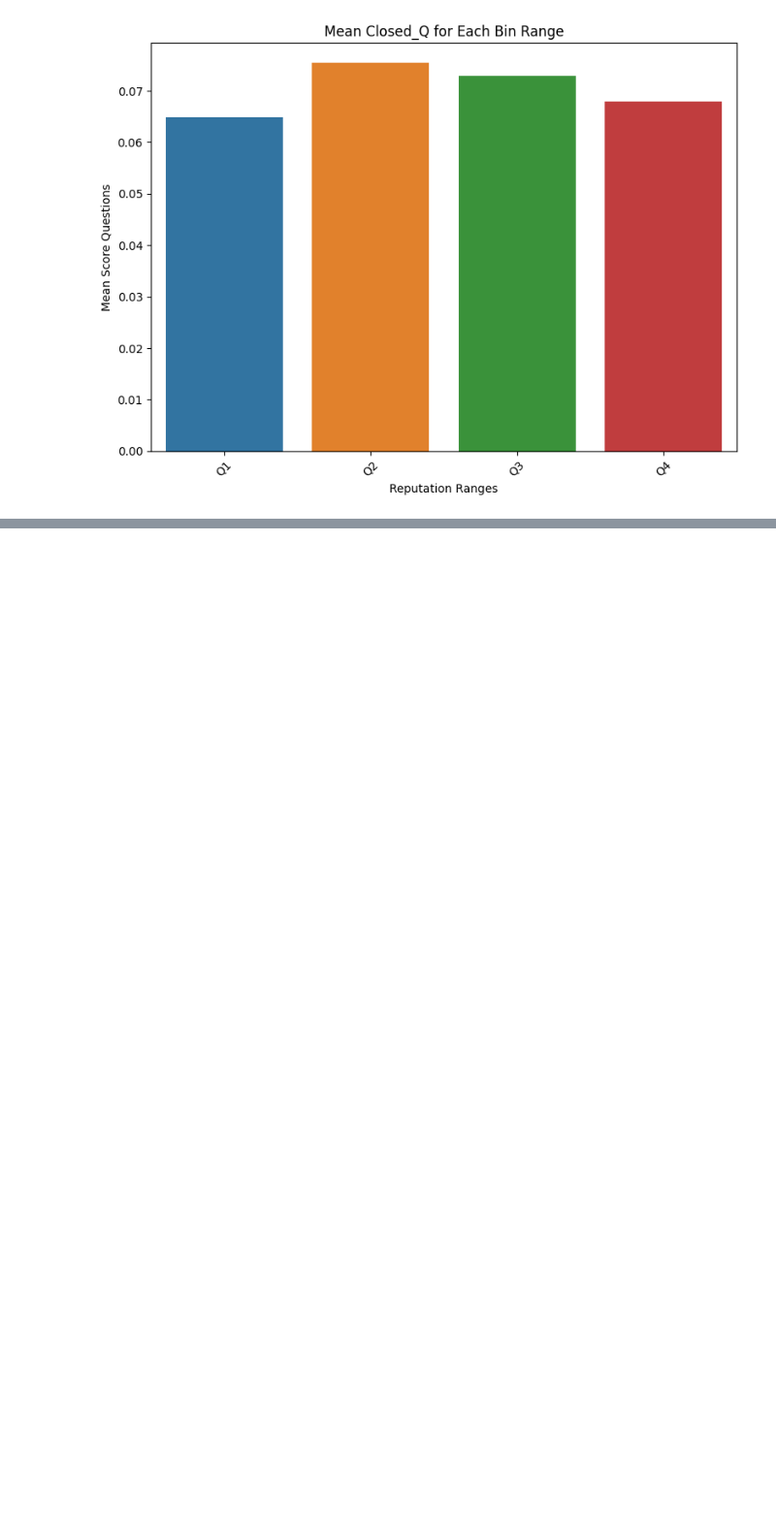
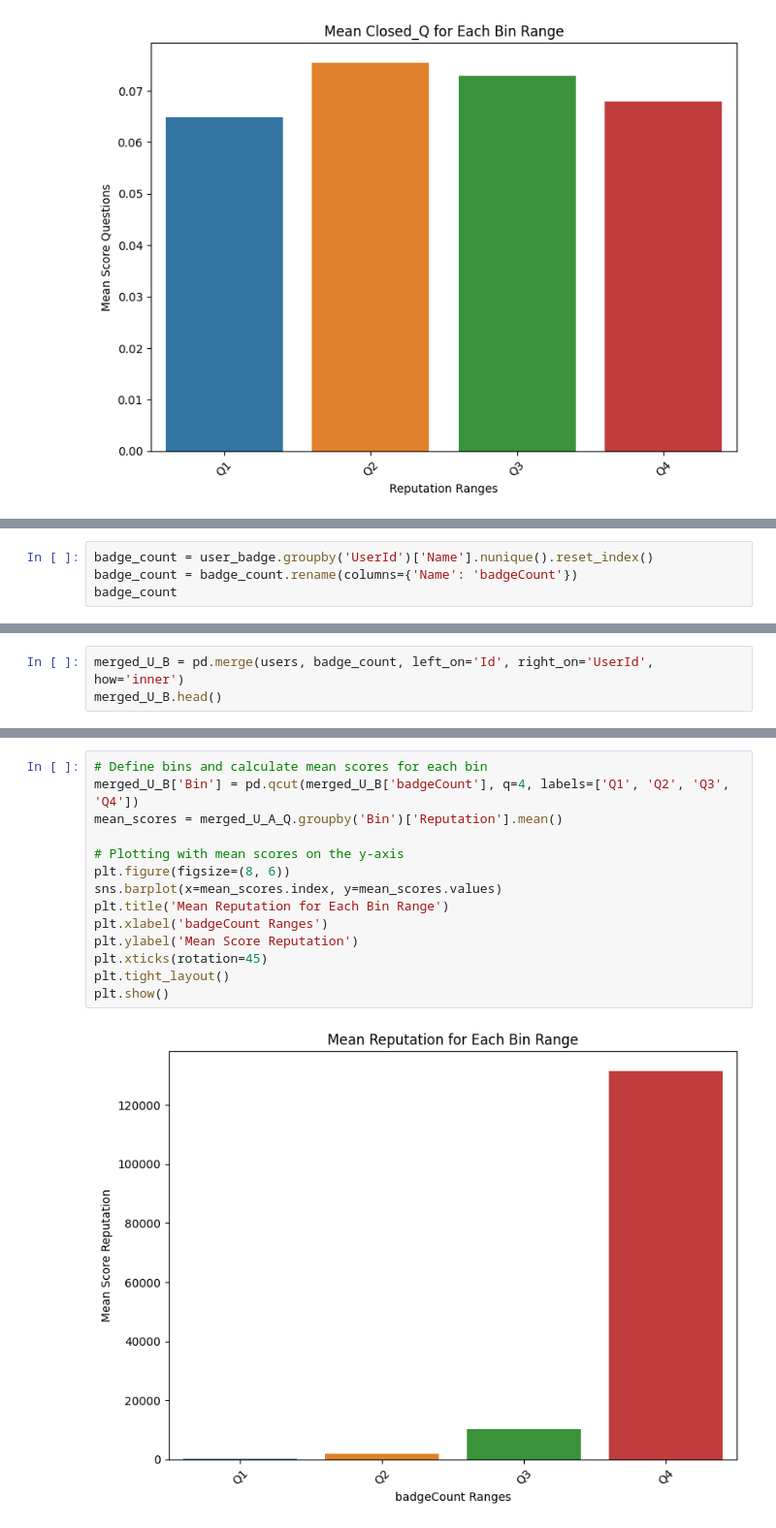
Before and after one commit to mostafa-ja/Data-Mining-fall-2023, a Jupyter notebook: Data_Mining2.ipynb, the cells around one changed output, grey strips where cells are left out. Shown at 97% size. Saved outputs shown, nothing was run; the diff lists cells and outputs as text; blank space fills up the shorter version.

```diff
--- a/Data_Mining2.ipynb
+++ b/Data_Mining2.ipynb
@@ -357,0 +386,4 @@ plt.show()
+# %%
+badge_count = user_badge.groupby('UserId')['Name'].nunique().reset_index()
+badge_count = badge_count.rename(columns={'Name': 'badgeCount'})
+badge_count
@@ -357,0 +404,3 @@ plt.show()
+# %%
+merged_U_B = pd.merge(users, badge_count, left_on='Id', right_on='UserId', how='inner')
+merged_U_B.head()
@@ -357,0 +414,16 @@ plt.show()
+# %%
+# Define bins and calculate mean scores for each bin
+merged_U_B['Bin'] = pd.qcut(merged_U_B['badgeCount'], q=4, labels=['Q1', 'Q2', 'Q3', 'Q4'])
+mean_scores = merged_U_A_Q.groupby('Bin')['Reputation'].mean()
+
+# Plotting with mean scores on the y-axis
+plt.figure(figsize=(8, 6))
+sns.barplot(x=mean_scores.index, y=mean_scores.values)
+plt.title('Mean Reputation for Each Bin Range')
+plt.xlabel('badgeCount Ranges')
+plt.ylabel('Mean Score Reputation')
+plt.xticks(rotation=45)
+plt.tight_layout()
+plt.show()
+# %% [output]
+[figure, added]
```
Also changed, not shown: parts of 9 cells of this notebook.
